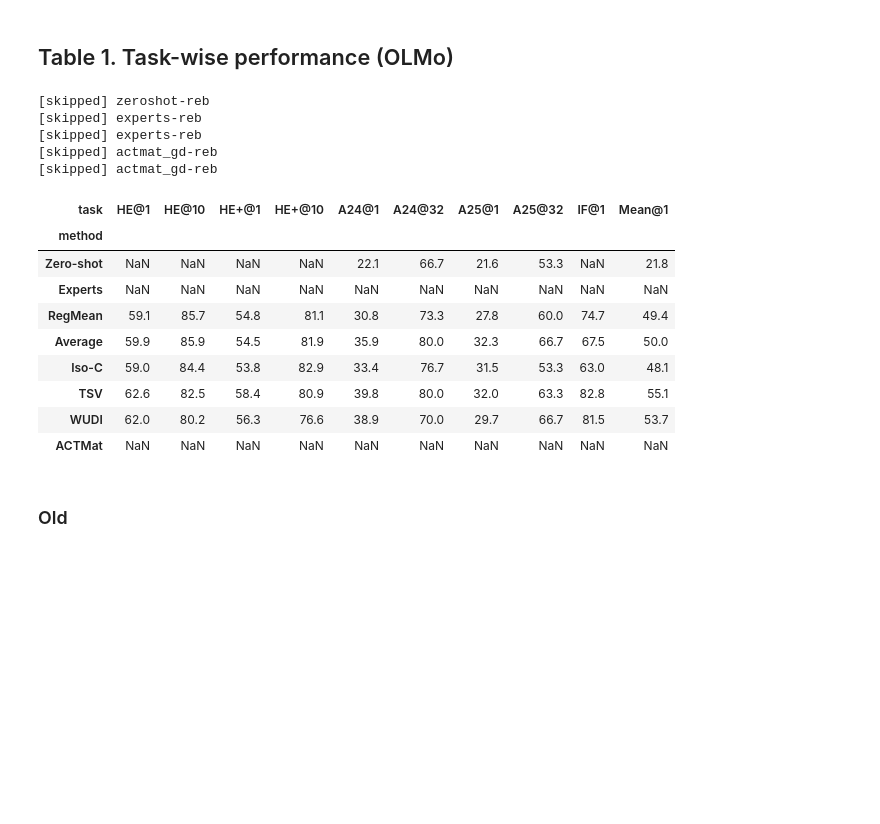
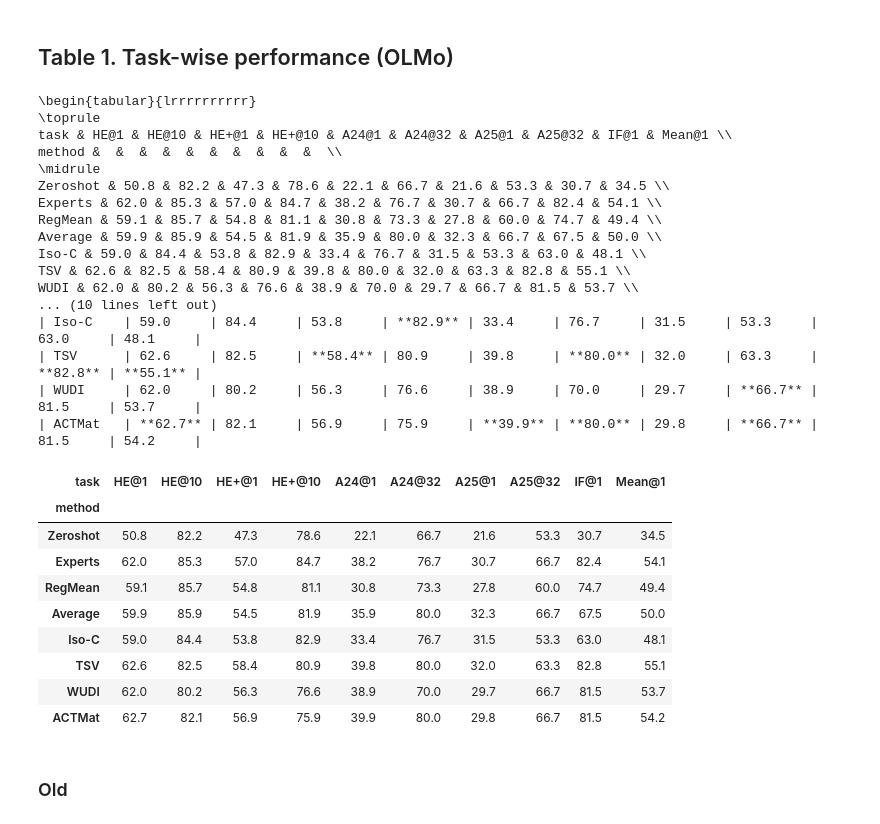
Before and after one commit to marawangamal/actmat, a Jupyter notebook: scripts/analysis.ipynb, the cells around one changed output. Cells and saved outputs as stored; diff of their text form; code cells hidden in the pictures; blank space fills up the shorter version.

```diff
--- a/scripts/analysis.ipynb
+++ b/scripts/analysis.ipynb
@@ -957,7 +957,7 @@ task_to_chat_templ = {
 
 rows = []
 method_to_method = {
-    "zeroshot-reb": "Zero-shot",
+    "zeroshot-reb": "Zeroshot",
     "experts-reb": "Experts",
     "regmean-reb": "RegMean",
     "mean-reb": "Average",
@@ -992,12 +992,6 @@ for method in method_to_method:
                 )
 df = pd.DataFrame(rows)
 df["task"] = df["task"] + df["metric"]
-# %% [output]
-[skipped] zeroshot-reb
-[skipped] experts-reb
-[skipped] experts-reb
-[skipped] actmat_gd-reb
-[skipped] actmat_gd-reb
 # %%
 import os
 
@@ -1013,43 +1007,59 @@ def format_column(col, fmt="md"):
     comparable = col[~col.index.isin(EXCLUDE)]  # rank only real methods
     ranks = comparable.rank(method="min", ascending=False)
     best = ranks[ranks == 1].index  # winner(s) in this column
     out = col.map(lambda v: f"{v:0.1f}")
     out.loc[best] = out.loc[best].map(lambda s: wrap.format(s))
     return out
 
 
 # map_method = lambda x: f"\\textsc{{{x}}}" if "textsc" not in x else x
 map_method = lambda x: x
 dfp = df.pivot(index="method", columns="task", values="score")
 column_order = [
     "HE@1",
     "HE@10",
     "HE+@1",
     "HE+@10",
     "A24@1",
     "A24@32",
     "A25@1",
     "A25@32",
     "IF@1",
 ]
 dfp = (dfp * 100)[column_order].round(1)
 at1_cols = [c for c in column_order if c.endswith("@1")]
 dfp["Mean@1"] = dfp[at1_cols].mean(axis=1).round(1)
 dfp = dfp.reindex([m for m in method_to_method.values()])
 # print(dfp.to_latex(float_format="{:0.1f}".format))
-# print(dfp.apply(format_column, fmt="md", axis=0).to_markdown())
-dfp
+print(dfp.apply(format_column, fmt="md", axis=0).to_markdown())
 # %% [output]
+\begin{tabular}{lrrrrrrrrrr}
+\toprule
+task & HE@1 & HE@10 & HE+@1 & HE+@10 & A24@1 & A24@32 & A25@1 & A25@32 & IF@1 & Mean@1 \\
+method &  &  &  &  &  &  &  &  &  &  \\
+\midrule
+Zeroshot & 50.8 & 82.2 & 47.3 & 78.6 & 22.1 & 66.7 & 21.6 & 53.3 & 30.7 & 34.5 \\
+Experts & 62.0 & 85.3 & 57.0 & 84.7 & 38.2 & 76.7 & 30.7 & 66.7 & 82.4 & 54.1 \\
+RegMean & 59.1 & 85.7 & 54.8 & 81.1 & 30.8 & 73.3 & 27.8 & 60.0 & 74.7 & 49.4 \\
+Average & 59.9 & 85.9 & 54.5 & 81.9 & 35.9 & 80.0 & 32.3 & 66.7 & 67.5 & 50.0 \\
+Iso-C & 59.0 & 84.4 & 53.8 & 82.9 & 33.4 & 76.7 & 31.5 & 53.3 & 63.0 & 48.1 \\
+TSV & 62.6 & 82.5 & 58.4 & 80.9 & 39.8 & 80.0 & 32.0 & 63.3 & 82.8 & 55.1 \\
+WUDI & 62.0 & 80.2 & 56.3 & 76.6 & 38.9 & 70.0 & 29.7 & 66.7 & 81.5 & 53.7 \\
+... (10 lines left out)
+| Iso-C    | 59.0     | 84.4     | 53.8     | **82.9** | 33.4     | 76.7     | 31.5     | 53.3     | 63.0     | 48.1     |
+| TSV      | 62.6     | 82.5     | **58.4** | 80.9     | 39.8     | **80.0** | 32.0     | 63.3     | **82.8** | **55.1** |
+| WUDI     | 62.0     | 80.2     | 56.3     | 76.6     | 38.9     | 70.0     | 29.7     | **66.7** | 81.5     | 53.7     |
+| ACTMat   | **62.7** | 82.1     | 56.9     | 75.9     | **39.9** | **80.0** | 29.8     | **66.7** | 81.5     | 54.2     |
 | task | HE@1 | HE@10 | HE+@1 | HE+@10 | A24@1 | A24@32 | A25@1 | A25@32 | IF@1 | Mean@1 |
 | method |  |  |  |  |  |  |  |  |  |  |
-| Zero-shot | NaN | NaN | NaN | NaN | 22.1 | 66.7 | 21.6 | 53.3 | NaN | 21.8 |
-| Experts | NaN | NaN | NaN | NaN | NaN | NaN | NaN | NaN | NaN | NaN |
+| Zeroshot | 50.8 | 82.2 | 47.3 | 78.6 | 22.1 | 66.7 | 21.6 | 53.3 | 30.7 | 34.5 |
+| Experts | 62.0 | 85.3 | 57.0 | 84.7 | 38.2 | 76.7 | 30.7 | 66.7 | 82.4 | 54.1 |
 | RegMean | 59.1 | 85.7 | 54.8 | 81.1 | 30.8 | 73.3 | 27.8 | 60.0 | 74.7 | 49.4 |
 | Average | 59.9 | 85.9 | 54.5 | 81.9 | 35.9 | 80.0 | 32.3 | 66.7 | 67.5 | 50.0 |
 | Iso-C | 59.0 | 84.4 | 53.8 | 82.9 | 33.4 | 76.7 | 31.5 | 53.3 | 63.0 | 48.1 |
 | TSV | 62.6 | 82.5 | 58.4 | 80.9 | 39.8 | 80.0 | 32.0 | 63.3 | 82.8 | 55.1 |
 | WUDI | 62.0 | 80.2 | 56.3 | 76.6 | 38.9 | 70.0 | 29.7 | 66.7 | 81.5 | 53.7 |
-| ACTMat | NaN | NaN | NaN | NaN | NaN | NaN | NaN | NaN | NaN | NaN |
+| ACTMat | 62.7 | 82.1 | 56.9 | 75.9 | 39.9 | 80.0 | 29.8 | 66.7 | 81.5 | 54.2 |
 # %% [markdown]
 ### Old
 # %%
```
Also changed, not shown: 12 other files.
